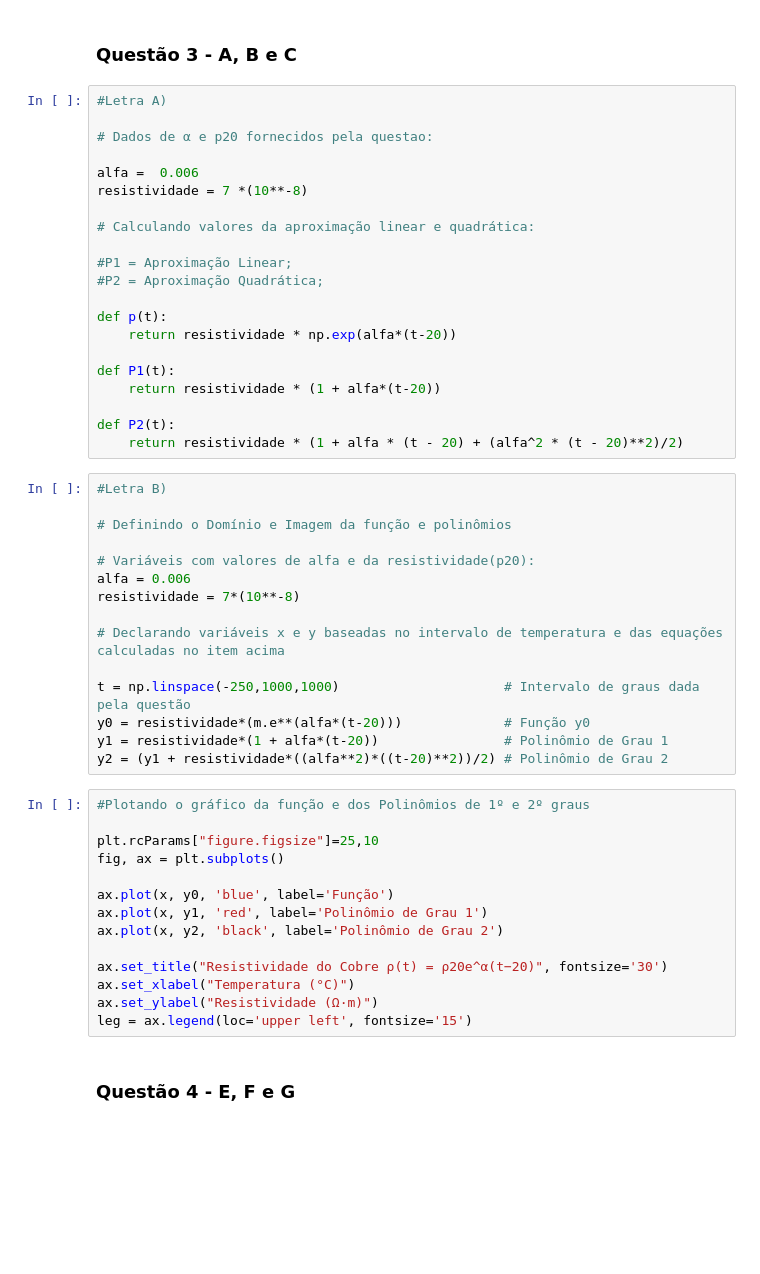
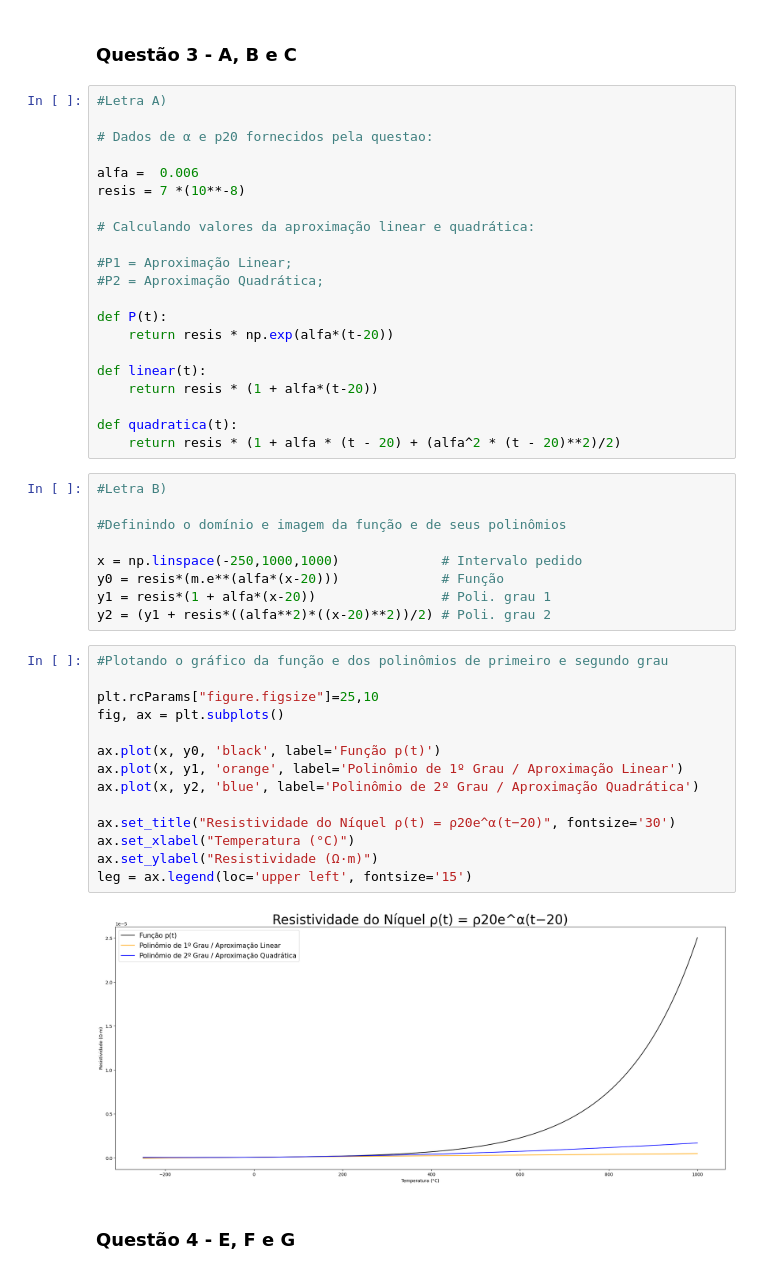
Before and after one commit to wagaojr/metmat_22.2, a Jupyter notebook: trabalho.ipynb, the cells around one changed output. Cells and saved outputs as stored; diff of their text form; blank space fills up the shorter version.

Commit message:
Atualização do Gráfico 3B

```diff
--- a/trabalho.ipynb
+++ b/trabalho.ipynb
@@ -156,50 +156,46 @@ print(f'|erro| <= {R4Taylor}')
 # Dados de α e p20 fornecidos pela questao:
 
 alfa =  0.006
-resistividade = 7 *(10**-8)
+resis = 7 *(10**-8)
 
 # Calculando valores da aproximação linear e quadrática:
 
 #P1 = Aproximação Linear;
 #P2 = Aproximação Quadrática;
 
-def p(t):
-    return resistividade * np.exp(alfa*(t-20))
+def P(t):
+    return resis * np.exp(alfa*(t-20))
 
-def P1(t):
-    return resistividade * (1 + alfa*(t-20))
+def linear(t):
+    return resis * (1 + alfa*(t-20))
 
-def P2(t):
-    return resistividade * (1 + alfa * (t - 20) + (alfa^2 * (t - 20)**2)/2)
+def quadratica(t):
+    return resis * (1 + alfa * (t - 20) + (alfa^2 * (t - 20)**2)/2)
 # %%
 #Letra B)
 
-# Definindo o Domínio e Imagem da função e polinômios
+#Definindo o domínio e imagem da função e de seus polinômios
 
-# Variáveis com valores de alfa e da resistividade(p20):
-alfa = 0.006
-resistividade = 7*(10**-8)
-
-# Declarando variáveis x e y baseadas no intervalo de temperatura e das equações calculadas no item acima
-
-t = np.linspace(-250,1000,1000)                     # Intervalo de graus dada pela questão
-y0 = resistividade*(m.e**(alfa*(t-20)))             # Função y0
-y1 = resistividade*(1 + alfa*(t-20))                # Polinômio de Grau 1
-y2 = (y1 + resistividade*((alfa**2)*((t-20)**2))/2) # Polinômio de Grau 2
+x = np.linspace(-250,1000,1000)             # Intervalo pedido
+y0 = resis*(m.e**(alfa*(x-20)))             # Função
+y1 = resis*(1 + alfa*(x-20))                # Poli. grau 1
+y2 = (y1 + resis*((alfa**2)*((x-20)**2))/2) # Poli. grau 2
 # %%
-#Plotando o gráfico da função e dos Polinômios de 1º e 2º graus
+#Plotando o gráfico da função e dos polinômios de primeiro e segundo grau
 
 plt.rcParams["figure.figsize"]=25,10
 fig, ax = plt.subplots()
 
-ax.plot(x, y0, 'blue', label='Função')
-ax.plot(x, y1, 'red', label='Polinômio de Grau 1')
-ax.plot(x, y2, 'black', label='Polinômio de Grau 2')
+ax.plot(x, y0, 'black', label='Função p(t)')
+ax.plot(x, y1, 'orange', label='Polinômio de 1º Grau / Aproximação Linear')
+ax.plot(x, y2, 'blue', label='Polinômio de 2º Grau / Aproximação Quadrática')
 
-ax.set_title("Resistividade do Cobre ρ(t) = ρ20e^α(t−20)", fontsize='30')
+ax.set_title("Resistividade do Níquel ρ(t) = ρ20e^α(t−20)", fontsize='30')
 ax.set_xlabel("Temperatura (°C)")
 ax.set_ylabel("Resistividade (Ω·m)")
 leg = ax.legend(loc='upper left', fontsize='15')
+# %% [output]
+[figure, added]
 # %% [markdown]
 ### Questão 4 - E, F e G
 # %%
```
Also changed, not shown: parts of 3 cells of this notebook.
